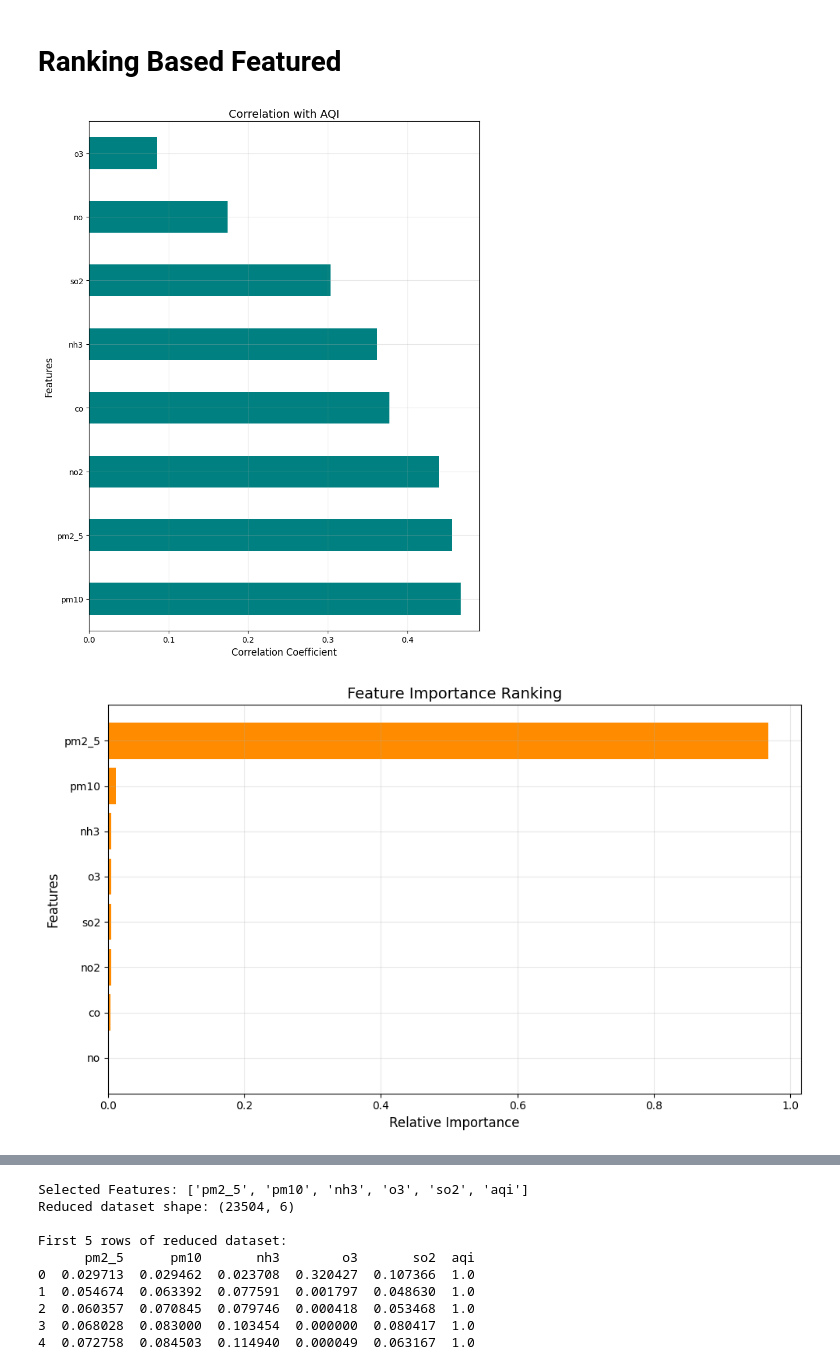
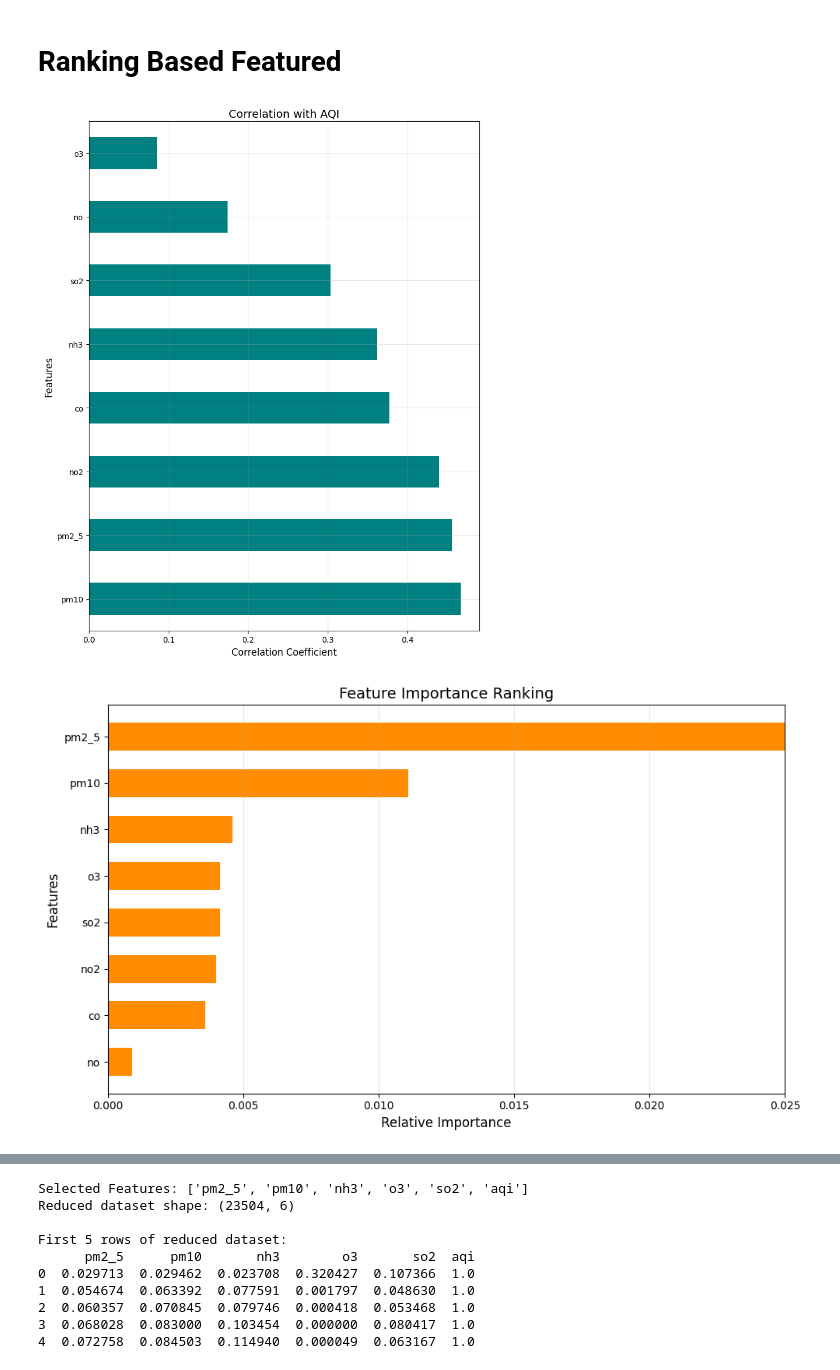
Before and after one commit to jenilvekariya123/PROJECTS, a Jupyter notebook: Air_quality_prediction_models.ipynb, the cells around one changed output, grey strips where cells are left out. Saved outputs shown, nothing was run; the diff lists cells and outputs as text; code cells hidden in the pictures.

```diff
--- a/Air_quality_prediction_models.ipynb
+++ b/Air_quality_prediction_models.ipynb
@@ -1007,37 +1007,44 @@ plt.ylabel('Features', fontsize=12)
 plt.grid(True, alpha=0.3)
 plt.tight_layout()
 plt.show()
 
 # Feature importance using Random Forest
 X = df_normalized.drop('aqi', axis=1)
 y = df_normalized['aqi']
 
 model = RandomForestRegressor(random_state=42, n_estimators=100)
 model.fit(X, y)
 
 # Get feature importances
 importances = model.feature_importances_
 feature_importance = pd.DataFrame({
     'Feature': X.columns,
     'Importance': importances
 }).sort_values('Importance', ascending=False)
 
-# Plot feature importance
+# Plot feature importance (more visible bars + x-axis limit)
 plt.figure(figsize=(10, 6))
-plt.barh(feature_importance['Feature'], feature_importance['Importance'], color='darkorange')
+plt.barh(
+    feature_importance['Feature'],
+    feature_importance['Importance'],
+    color='darkorange',
+    height=0.6   # thicker bars for better visibility
+)
 plt.title('Feature Importance Ranking', fontsize=14)
 plt.xlabel('Relative Importance', fontsize=12)
 plt.ylabel('Features', fontsize=12)
+plt.xlim(0, 0.025)   # set max value of x-axis to 0.3
 plt.gca().invert_yaxis()
-plt.grid(True, alpha=0.3)
+plt.grid(True, alpha=0.3, axis='x')
 plt.tight_layout()
 plt.show()
 
+
 print("Feature Importance Ranking:")
 print(feature_importance)
 # %% [output]
 [figure]
-[figure, old version]
+[figure, new version]
 Feature Importance Ranking:
   Feature  Importance
 5   pm2_5    0.967586
```
Also changed, not shown: parts of 9 cells of this notebook.
